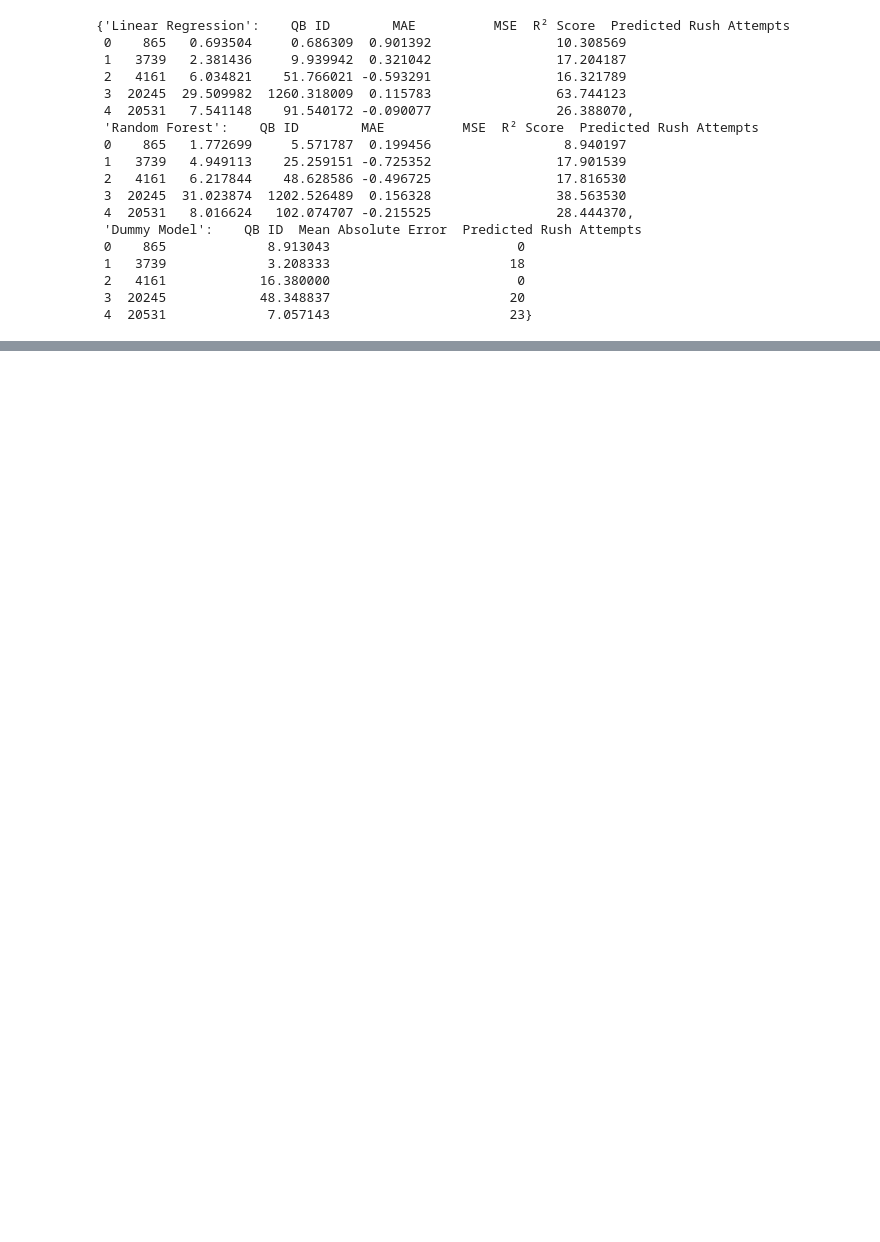
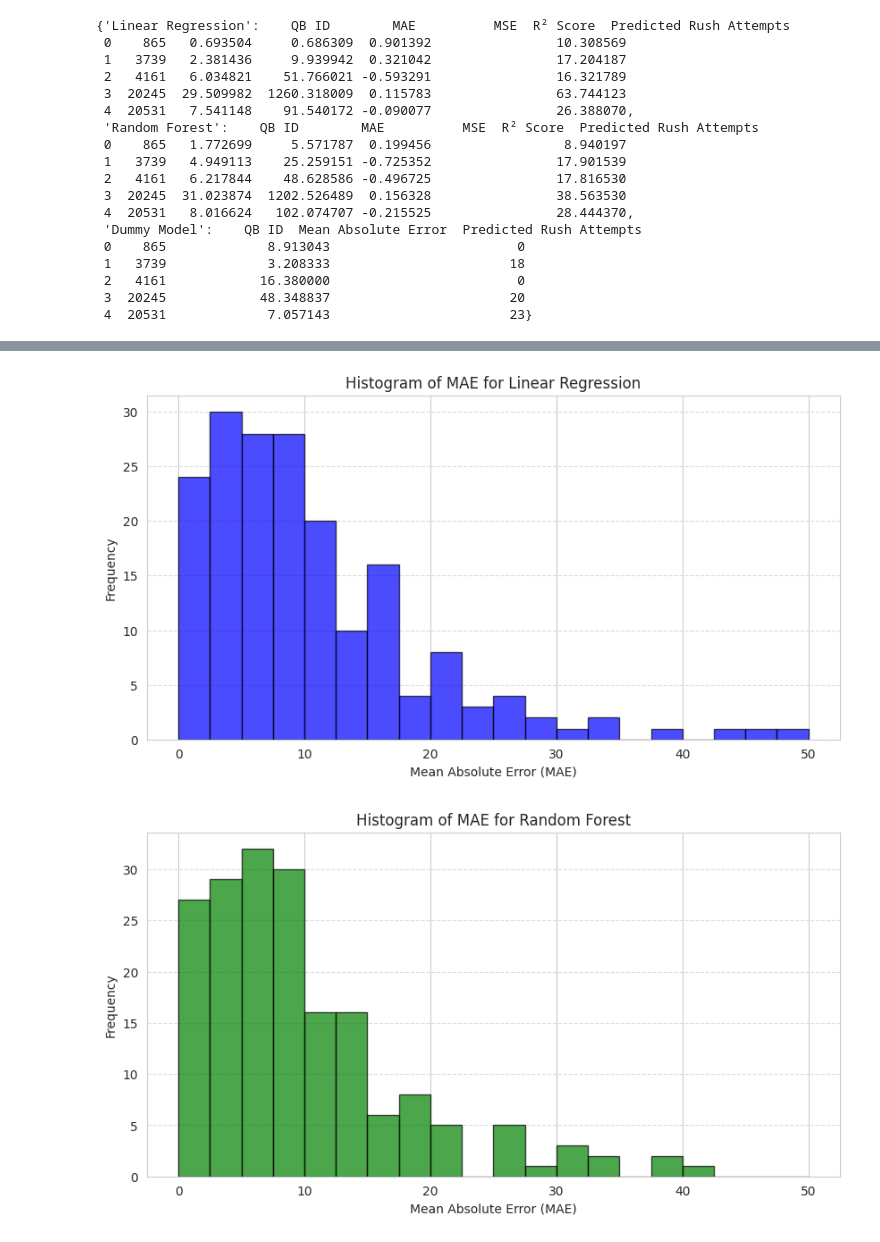
Before and after one commit to SantiM01/Senior-Project, a Jupyter notebook: Model_comparison.ipynb, the cells around one changed output, grey strips where cells are left out. Cells and saved outputs as stored; diff of their text form; code cells hidden in the pictures; blank space fills up the shorter version.

```diff
--- a/Model_comparison.ipynb
+++ b/Model_comparison.ipynb
@@ -185,0 +204,39 @@ plt.show()
+# %%
+import matplotlib.pyplot as plt
+import numpy as np
+
+# Assuming 'mae_data' is your DataFrame with the MAE values for each model
+
+# Define the bins based on the range you want to cover
+bins = np.linspace(0, 50, 21)  # This creates 20 bins from 0 to 50
+
+# Plot histograms for each model using the same bins
+# Linear Regression MAE Histogram
+plt.figure(figsize=(10, 5))
+plt.hist(mae_data["Linear Regression"], bins=bins, color='blue', alpha=0.7, edgecolor="black")
+plt.xlabel("Mean Absolute Error (MAE)")
+plt.ylabel("Frequency")
+plt.title("Histogram of MAE for Linear Regression")
+plt.grid(axis="y", linestyle="--", alpha=0.7)
+plt.show()
+
+# Random Forest MAE Histogram
+plt.figure(figsize=(10, 5))
+plt.hist(mae_data["Random Forest"], bins=bins, color='green', alpha=0.7, edgecolor="black")
+plt.xlabel("Mean Absolute Error (MAE)")
+plt.ylabel("Frequency")
+plt.title("Histogram of MAE for Random Forest")
+plt.grid(axis="y", linestyle="--", alpha=0.7)
+plt.show()
+
+# Dummy Model MAE Histogram
+plt.figure(figsize=(10, 5))
+plt.hist(mae_data["Dummy Model"], bins=bins, color='red', alpha=0.7, edgecolor="black")
+plt.xlabel("Mean Absolute Error (MAE)")
+plt.ylabel("Frequency")
+plt.title("Histogram of MAE for Dummy Model")
+plt.grid(axis="y", linestyle="--", alpha=0.7)
+plt.show()
+# %% [output]
+[figure, added]
+[figure, added]
```
Also changed, not shown: parts of 10 cells of this notebook.
